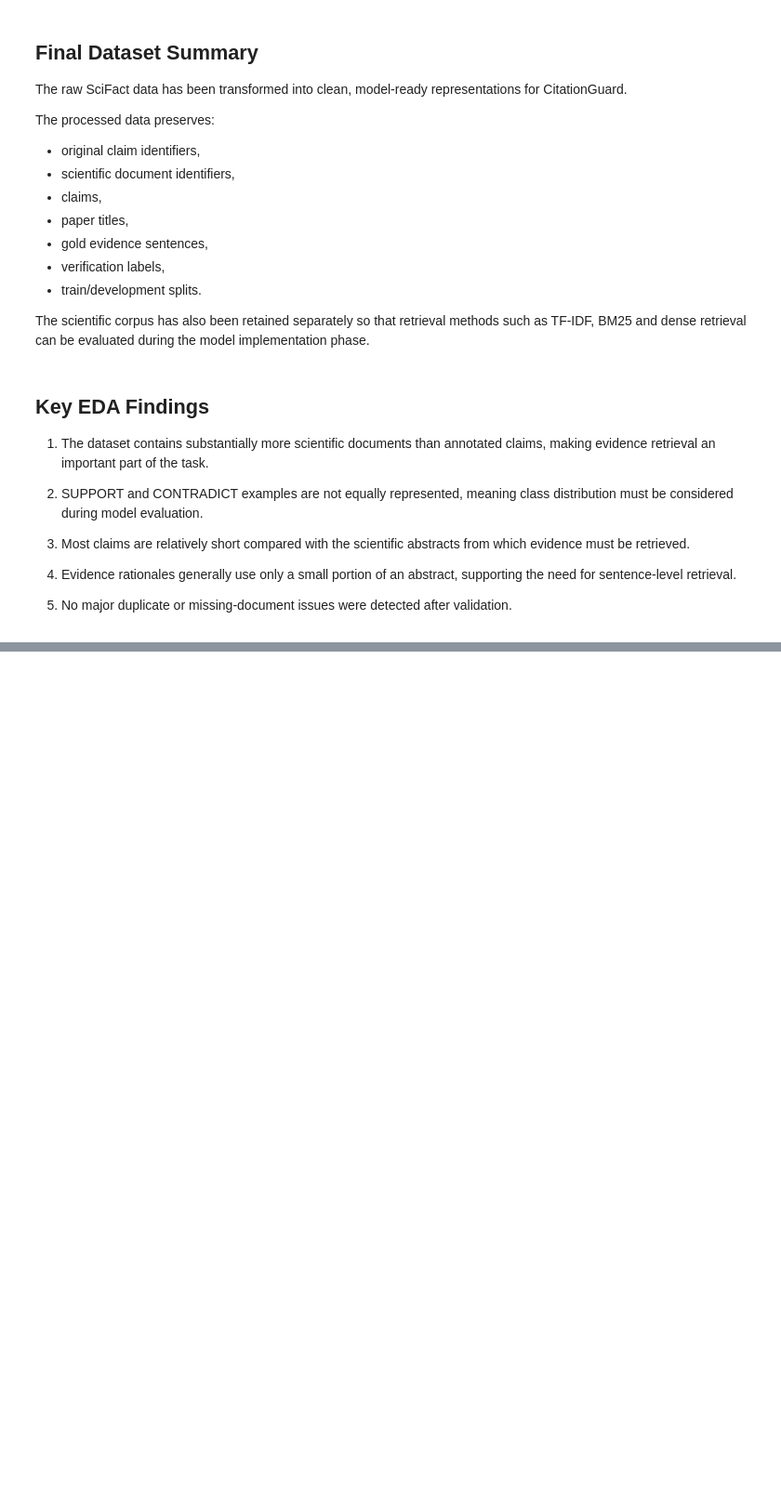
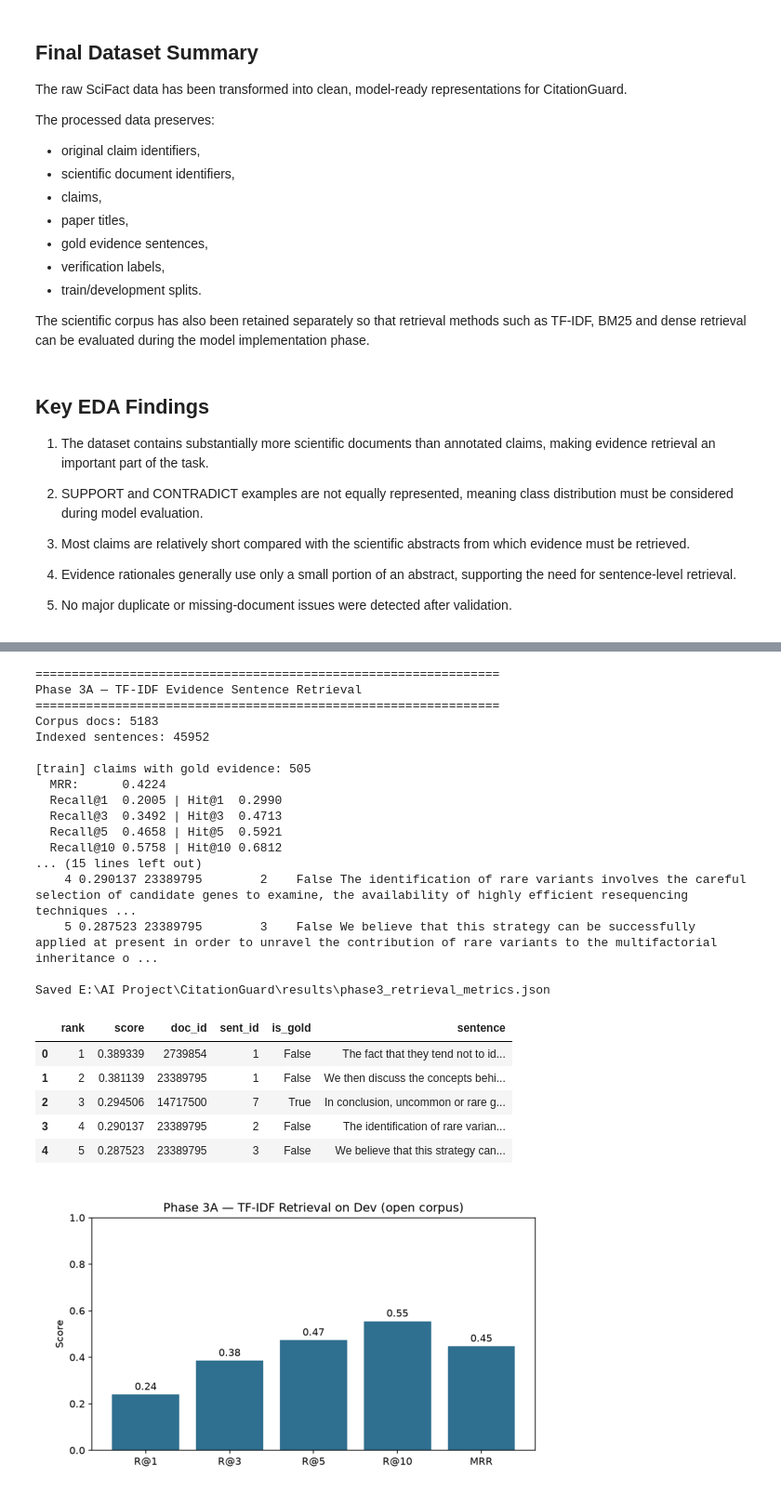
Before and after one commit to Asjadamir/CitationGuard, a Jupyter notebook: F26-05.ipynb, the cells around one changed output, grey strips where cells are left out. Shown at 93% size. Cells and saved outputs as stored; diff of their text form; code cells hidden in the pictures; blank space fills up the shorter version.

Commit message:
Phase 3

```diff
--- a/F26-05.ipynb
+++ b/F26-05.ipynb
@@ -776,0 +794,20 @@ evaluated during the model implementation phase.
+# %%
+from pathlib import Path
+import json
+import sys
+
+import matplotlib.pyplot as plt
+import pandas as pd
+from IPython.display import display
+
+ROOT = Path.cwd()
+if str(ROOT / 'src') not in sys.path:
+    sys.path.insert(0, str(ROOT / 'src'))
+
+RESULTS = ROOT / 'results'
+FIGURES = ROOT / 'figures'
+RESULTS.mkdir(parents=True, exist_ok=True)
+FIGURES.mkdir(parents=True, exist_ok=True)
+
+print('Project root:', ROOT)
+print('Processed CSVs:', sorted(p.name for p in (ROOT / 'data' / 'processed').glob('*.csv')))
@@ -776,0 +823,36 @@ evaluated during the model implementation phase.
+# %%
+from phase3_pipeline import run_retrieval, plot_retrieval_bars, FIGURES as P3_FIGURES
+
+retrieval_out = run_retrieval()
+plot_retrieval_bars(retrieval_out, FIGURES / 'phase3_retrieval_metrics.png')
+display(pd.read_csv(RESULTS / 'phase3_retrieval_demo.csv'))
+plt.figure(figsize=(7,4))
+img = plt.imread(FIGURES / 'phase3_retrieval_metrics.png')
+plt.imshow(img)
+plt.axis('off')
+plt.show()
+# %% [output]
+================================================================
+Phase 3A — TF-IDF Evidence Sentence Retrieval
+================================================================
+Corpus docs: 5183
+Indexed sentences: 45952
+
+[train] claims with gold evidence: 505
+  MRR:      0.4224
+  Recall@1  0.2005 | Hit@1  0.2990
+  Recall@3  0.3492 | Hit@3  0.4713
+  Recall@5  0.4658 | Hit@5  0.5921
+  Recall@10 0.5758 | Hit@10 0.6812
+... (15 lines left out)
+    4 0.290137 23389795        2    False The identification of rare variants involves the careful selection of candidate genes to examine, the availability of highly efficient resequencing techniques ...
+    5 0.287523 23389795        3    False We believe that this strategy can be successfully applied at present in order to unravel the contribution of rare variants to the multifactorial inheritance o ...
+
+Saved E:\AI Project\CitationGuard\results\phase3_retrieval_metrics.json
+|  | rank | score | doc_id | sent_id | is_gold | sentence |
+| 0 | 1 | 0.389339 | 2739854 | 1 | False | The fact that they tend not to id... |
+| 1 | 2 | 0.381139 | 23389795 | 1 | False | We then discuss the concepts behi... |
+| 2 | 3 | 0.294506 | 14717500 | 7 | True | In conclusion, uncommon or rare g... |
+| 3 | 4 | 0.290137 | 23389795 | 2 | False | The identification of rare varian... |
+| 4 | 5 | 0.287523 | 23389795 | 3 | False | We believe that this strategy can... |
+[figure, added]
```
Also changed, not shown: parts of 8 cells of this notebook, 11 other files.
